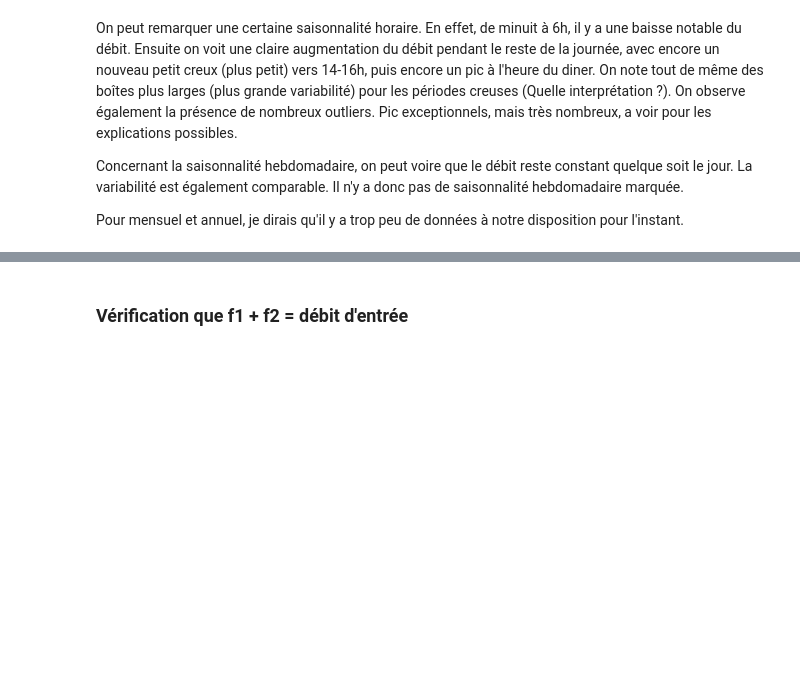
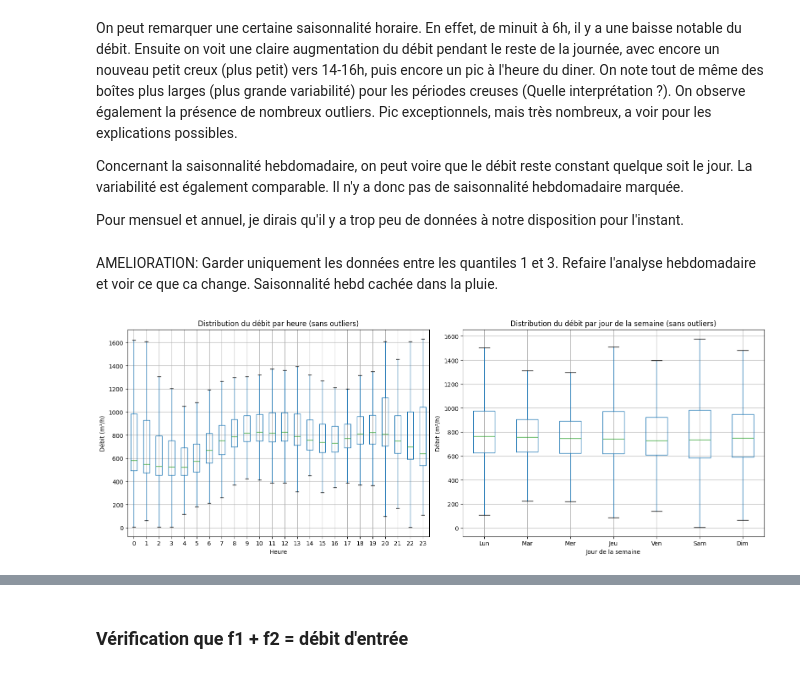
Before and after one commit to TortueAgile22/Capstone, a Jupyter notebook: py_ipynb_files/Sensor_C.ipynb, the cells around one changed output, grey strips where cells are left out. Drawn from its saved outputs; the diff is of its cells as text; code cells hidden in the pictures; blank space fills up the shorter version.

```diff
--- a/py_ipynb_files/Sensor_C.ipynb
+++ b/py_ipynb_files/Sensor_C.ipynb
@@ -214,3 +214,34 @@ On peut remarquer une certaine saisonnalité horaire. En effet, de minuit à 6h,
 Concernant la saisonnalité hebdomadaire, on peut voire que le débit reste constant quelque soit le jour. La variabilité est également comparable. Il n'y a donc pas de saisonnalité hebdomadaire marquée.
 
 Pour mensuel et annuel, je dirais qu'il y a trop peu de données à notre disposition pour l'instant.
+# %% [markdown]
+AMELIORATION: Garder uniquement les données entre les quantiles 1 et 3. Refaire l'analyse hebdomadaire et voir ce que ca change. Saisonnalité hebd cachée dans la pluie.
+# %%
+# Extraction des composantes temporelles
+df_entry_debit['hour'] = df_entry_debit.index.hour
+df_entry_debit['day_of_week'] = df_entry_debit.index.dayofweek
+df_entry_debit['day'] = df_entry_debit.index.day
+df_entry_debit['month'] = df_entry_debit.index.month
+
+# Boxplot par heure et par jour de la semaine
+fig, axes = plt.subplots(1, 2, figsize=(16, 6))
+
+# Boxplot par heure (sans outliers)
+df_entry_debit.boxplot(column='value', by='hour', ax=axes[0], showfliers=False)
+axes[0].set_title('Distribution du débit par heure (sans outliers)')
+axes[0].set_xlabel('Heure')
+axes[0].set_ylabel('Débit (m³/h)')
+
+# Boxplot par jour de semaine (sans outliers)
+days = ['Lun', 'Mar', 'Mer', 'Jeu', 'Ven', 'Sam', 'Dim']
+df_entry_debit.boxplot(column='value', by='day_of_week', ax=axes[1], showfliers=False)
+axes[1].set_title('Distribution du débit par jour de la semaine (sans outliers)')
+axes[1].set_xlabel('Jour de la semaine')
+axes[1].set_xticklabels(days)
+axes[1].set_ylabel('Débit (m³/h)')
+
+plt.suptitle('')
+plt.tight_layout()
+plt.show()
+# %% [output]
+[figure, added]
```
Also changed, not shown: parts of 12 cells of this notebook, 2 other files.
